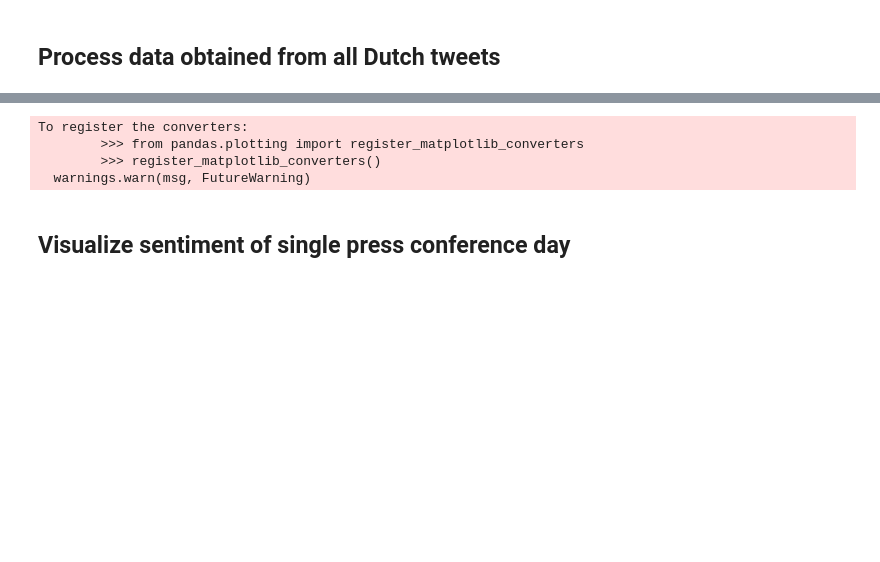
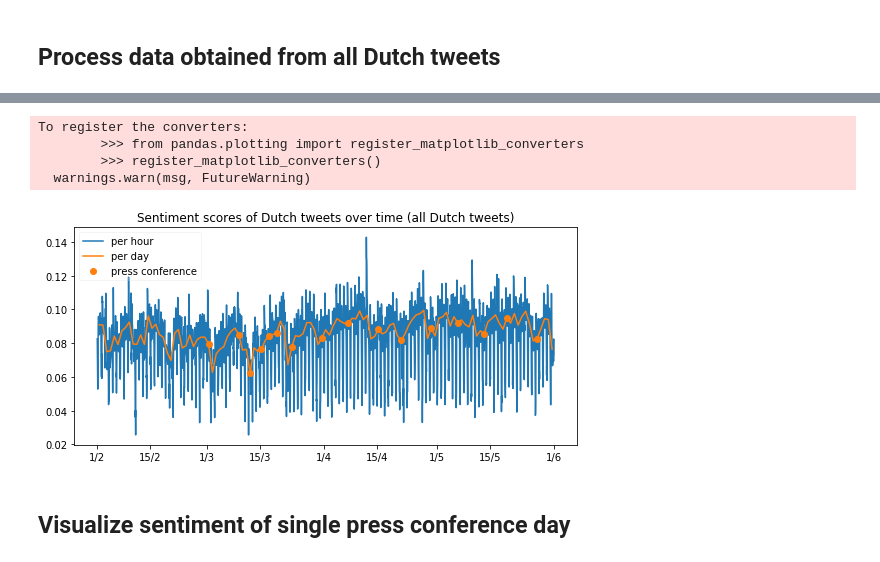
Before and after one commit to puregome/notebooks, a Jupyter notebook: sentiment-pattern.ipynb, the cells around one changed output, grey strips where cells are left out. Cells and saved outputs as stored; diff of their text form; code cells hidden in the pictures; blank space fills up the shorter version.

Commit message:
added press conference dates

```diff
--- a/sentiment-pattern.ipynb
+++ b/sentiment-pattern.ipynb
@@ -52,11 +52,12 @@ def makeSentimentPerDay(sentimentPerHour):
 ## Visualize
 # %%
 DATEFORMATHOUR = "%Y%m%d-%H"
+DATEFORMATMONTH = "%-d/%-m"
 DEFAULTTITLE = "Sentiment scores of Dutch tweets over time"
 
-def visualizeSentiment(dataSources,title=DEFAULTTITLE):
+def visualizeSentiment(dataSources,title=DEFAULTTITLE,dateFormat=DATEFORMATMONTH):
     fig,ax = plt.subplots(figsize=(9,4))
-    ax.xaxis.set_major_formatter(mdates.DateFormatter("%m-%d"))
+    ax.xaxis.set_major_formatter(mdates.DateFormatter(dateFormat))
     for i in range(0,len(dataSources)):
         data = dataSources[i][DATA]
         label = dataSources[i][LABEL]
@@ -77,10 +78,11 @@ def visualizeSentiment(dataSources,title=DEFAULTTITLE):
 # %% [markdown]
 ## Process data obtained from all Dutch tweets
 # %%
-%matplotlib notebook
+# %matplotlib notebook
 
-highlight = ["20200312-12","20200315-12","20200317-12","20200319-12","20200323-12","20200331-12","20200407-12",\
-             "20200415-12","20200421-12","20200429-12","20200506-12","20200513-12"]
+highlight = ["20200301-12","20200309-12",\
+             "20200312-12","20200315-12","20200317-12","20200319-12","20200323-12","20200331-12","20200407-12",\
+             "20200415-12","20200421-12","20200429-12","20200506-12","20200513-12","20200519-12","20200527-12"] # ,"20200603-12"]
 
 sentimentPerHour = getSentimentPerHour(DATADIRECTORYALL)
 sentimentPerDay = makeSentimentPerDay(sentimentPerHour)
@@ -94,4 +94,5 @@ dummy = visualizeSentiment([{DATA:sentimentPerHour,LABEL:"per hour"},
 To register the converters:
         >>> from pandas.plotting import register_matplotlib_converters
         >>> register_matplotlib_converters()
   warnings.warn(msg, FutureWarning)
+[figure, added]
```
Also changed, not shown: parts of 15 cells of this notebook.
